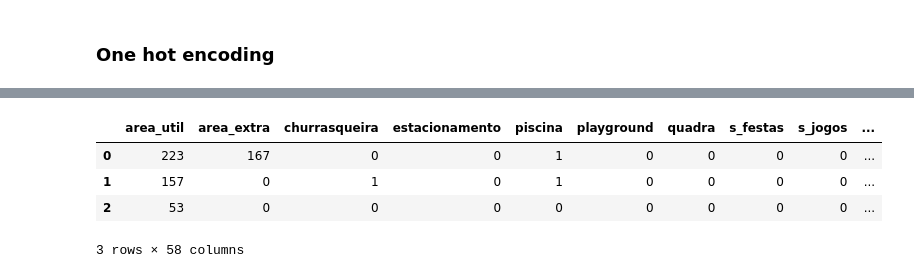
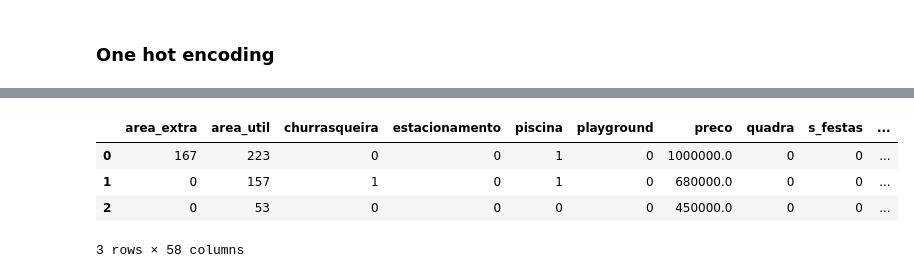
Before and after one commit to lucaslrolim/house_prices_recife, a Jupyter notebook: kernel.ipynb, the cells around one changed output, grey strips where cells are left out. Drawn from its saved outputs; the diff is of its cells as text; code cells hidden in the pictures.

```diff
--- a/kernel.ipynb
+++ b/kernel.ipynb
@@ -6,8 +6,9 @@ import numpy as np
 from sklearn import preprocessing
 %matplotlib inline
 # %%
-train = pd.read_csv("data/train.csv",sep=',')
-test = pd.read_csv("data/test.csv",sep=',')
+data1 = pd.read_csv("data/train.csv",sep=',')
+data2 = pd.read_csv("data/test.csv",sep=',')
+train = pd.concat([data1, data2], ignore_index=True)
 # %% [markdown]
  ## Visualizacao basica dos dados
 # %%
@@ -75,17 +76,23 @@ renda_bairros.head(3)
 | 2 | Agua Fria | 0.055393 | 0.219538 | 0.296974 | 0.285993 | ... |
 # %%
 woth_column_names = ['meio_salario','meio_1_salario','1_2_salarios','2_5_salarios','5_10_salarios','10_20_salarios','20_salarios','sem_salario']
-df_renda = pd.concat([df,df.reindex(columns = woth_column_names)], axis = 1)
-df_renda = df_renda[df_renda.bairro != 'Beira Rio']
-df_renda = df_renda[df_renda.bairro != 'Centro']
-for bairro in list(df_renda.bairro.unique()):
-    df_renda.loc[df.bairro == bairro, woth_column_names] = renda_bairros[renda_bairros['bairro'] == bairro].iloc[:,1:].values
+df_with_income = pd.concat([df,df.reindex(columns = woth_column_names)], axis = 1)
 
-df_renda = df_renda.drop(columns=['bairro'])
-df_renda.head(3)
+all_neighborhood = list(df_with_income.bairro.unique())
+skip_neighborhood = ['Beira Rio', 'Centro']
+neighborhood = list(set(all_neighborhood).symmetric_difference(skip_neighborhood))
+
+df_with_income.loc[df_with_income.bairro == 'Beira Rio', woth_column_names] = 1/len(woth_column_names)
+df_with_income.loc[df_with_income.bairro == 'Centro', woth_column_names] = 1/len(woth_column_names)
+
+for neighborhood_name in neighborhood:
+        df_with_income.loc[df.bairro == neighborhood_name, woth_column_names] = renda_bairros[renda_bairros['bairro'] == bairro].iloc[:,1:].values
+
+df_with_income = df_with_income.drop(columns=['bairro'])
+df_with_income.head(3)
 # %% [output]
-|  | area_util | area_extra | churrasqueira | estacionamento | piscina | playground | quadra | s_festas | s_jogos | ... |
-| 0 | 223 | 167 | 0 | 0 | 1 | 0 | 0 | 0 | 0 | ... |
-| 1 | 157 | 0 | 1 | 0 | 1 | 0 | 0 | 0 | 0 | ... |
-| 2 | 53 | 0 | 0 | 0 | 0 | 0 | 0 | 0 | 0 | ... |
+|  | area_extra | area_util | churrasqueira | estacionamento | piscina | playground | preco | quadra | s_festas | ... |
+| 0 | 167 | 223 | 0 | 0 | 1 | 0 | 1000000.0 | 0 | 0 | ... |
+| 1 | 0 | 157 | 1 | 0 | 1 | 0 | 680000.0 | 0 | 0 | ... |
+| 2 | 0 | 53 | 0 | 0 | 0 | 0 | 450000.0 | 0 | 0 | ... |
 3 rows × 58 columns
```
Also changed, not shown: parts of 10 cells of this notebook.
